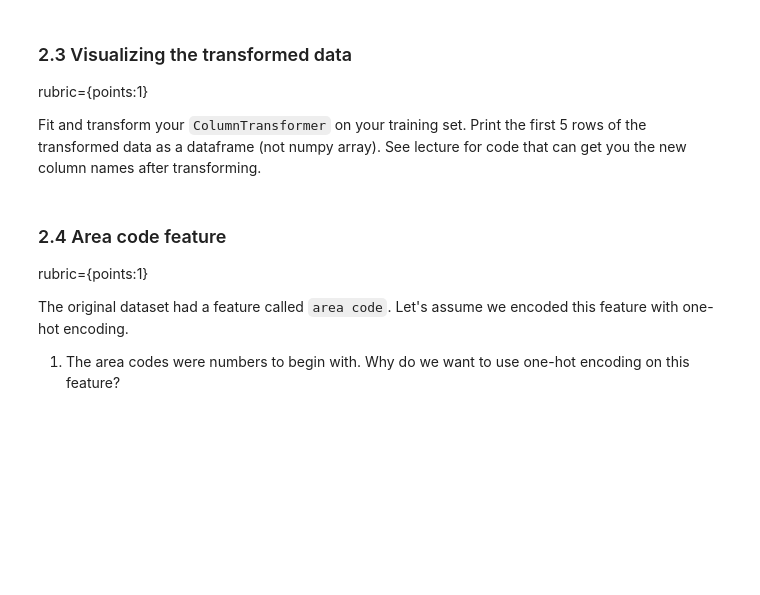
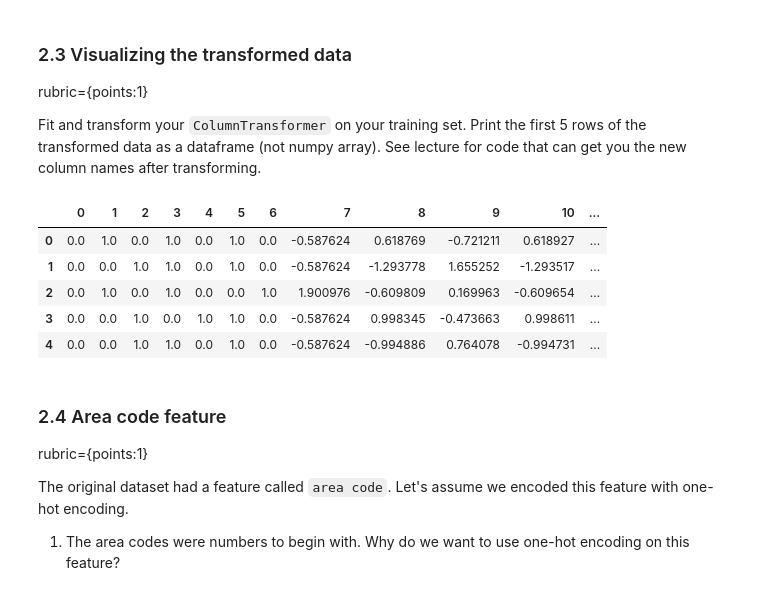
Before and after one commit to CarsonFox/MachineLearning, a Jupyter notebook: HW5/CS4320_HW5.ipynb, the cells around one changed output. Saved outputs shown, nothing was run; the diff lists cells and outputs as text; code cells hidden in the pictures; blank space fills up the shorter version.

```diff
--- a/HW5/CS4320_HW5.ipynb
+++ b/HW5/CS4320_HW5.ipynb
@@ -226,0 +255,22 @@ Briefly explain your rationale:
+# %%
+categorical = ["area code", "international plan", "voice mail plan"]
+numeric = [
+    "number vmail messages",
+    "total day minutes",
+    "total day calls",
+    "total day charge",
+    "total eve calls",
+    "total eve charge",
+    "total night minutes",
+    "total night calls",
+    "total night charge",
+    "total intl minutes",
+    "total intl calls",
+    "total intl charge",
+    "customer service calls",
+]
+
+ct = make_column_transformer(
+    (OneHotEncoder(), categorical),
+    (StandardScaler(), numeric),
+)
@@ -234,3 +284,13 @@ Fit and transform your `ColumnTransformer` on your training set. Print the first
+# %%
+X_train_trans = pd.DataFrame(ct.fit_transform(X_train, y_train))
+X_train_trans[:5]
+# %% [output]
+|  | 0 | 1 | 2 | 3 | 4 | 5 | 6 | 7 | 8 | 9 | 10 | ... |
+| 0 | 0.0 | 1.0 | 0.0 | 1.0 | 0.0 | 1.0 | 0.0 | -0.587624 | 0.618769 | -0.721211 | 0.618927 | ... |
+| 1 | 0.0 | 0.0 | 1.0 | 1.0 | 0.0 | 1.0 | 0.0 | -0.587624 | -1.293778 | 1.655252 | -1.293517 | ... |
+| 2 | 0.0 | 1.0 | 0.0 | 1.0 | 0.0 | 0.0 | 1.0 | 1.900976 | -0.609809 | 0.169963 | -0.609654 | ... |
+| 3 | 0.0 | 0.0 | 1.0 | 0.0 | 1.0 | 1.0 | 0.0 | -0.587624 | 0.998345 | -0.473663 | 0.998611 | ... |
+| 4 | 0.0 | 0.0 | 1.0 | 1.0 | 0.0 | 1.0 | 0.0 | -0.587624 | -0.994886 | 0.764078 | -0.994731 | ... |
 # %% [markdown]
 ### 2.4 Area code feature
 rubric={points:1}
```
Also changed, not shown: parts of 26 cells of this notebook.
